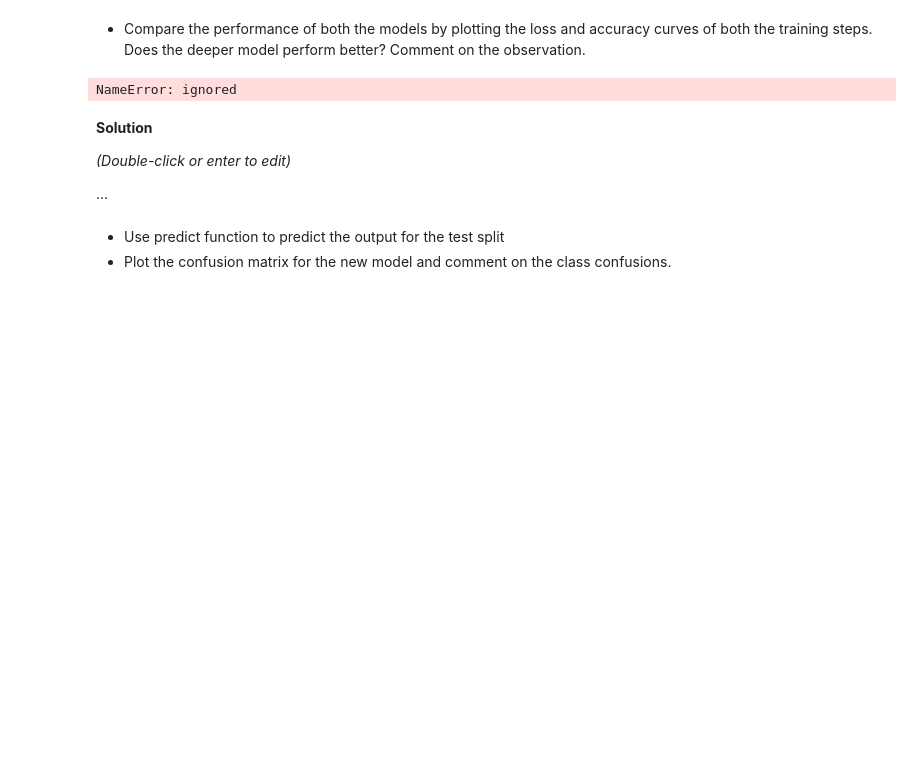
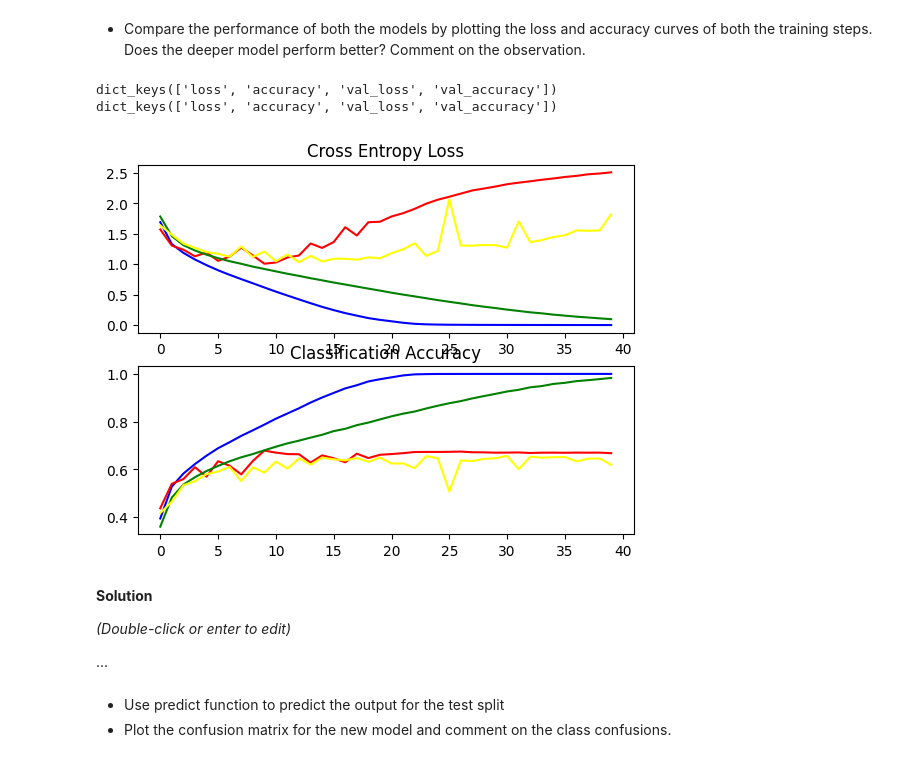
Before and after one commit to MarioROT/CV-MAI, a Jupyter notebook: Session 8/lab_08_1_Image_Classification_using_CNNs.ipynb, the cells around one changed output. Drawn from its saved outputs; the diff is of its cells as text; code cells hidden in the pictures; blank space fills up the shorter version.

```diff
--- a/Session 8/lab_08_1_Image_Classification_using_CNNs.ipynb
+++ b/Session 8/lab_08_1_Image_Classification_using_CNNs.ipynb
@@ -225,8 +225,8 @@ clear_session()
 # solution
 model2 = Sequential()
 
-model2.add(Conv2D(32, (3, 3), activation='relu', kernel_initializer='he_uniform', input_shape=(32, 32, 3)))
-model2.add(Conv2D(32, (3, 3), activation='relu', kernel_initializer='he_uniform', input_shape=(32, 32, 3)))
+model2.add(Conv2D(32, (3, 3), activation='relu',padding='same', kernel_initializer='he_uniform', input_shape=(32, 32, 3)))
+model2.add(Conv2D(32, (3, 3), activation='relu',padding='same', kernel_initializer='he_uniform', input_shape=(32, 32, 3)))
 model2.add(MaxPooling2D((2, 2)))
 model2.add(Flatten())
 model2.add(Dense(128, activation='relu', kernel_initializer='he_uniform'))
@@ -280,11 +280,29 @@ Epoch 23/40
 # %% [markdown]
 *   Compare the performance of both the models by plotting the loss and accuracy curves of both the training steps. Does the deeper model perform better? Comment on the observation.
-# %%
-# solution
-
-x_train
-# %% [output]
-NameError: ignored
+# %%
+# solution
+print(model2_data.history.keys())
+print(model1.history.keys())
+# %% [output]
+dict_keys(['loss', 'accuracy', 'val_loss', 'val_accuracy'])
+dict_keys(['loss', 'accuracy', 'val_loss', 'val_accuracy'])
+# %%
+plt.subplot(211)
+plt.title('Cross Entropy Loss')
+plt.plot(model2_data.history['loss'], color='blue', label='train')
+plt.plot(model2_data.history['val_loss'], color='red', label='val')
+plt.plot(model1.history['loss'], color='green', label='train')
+plt.plot(model1.history['val_loss'], color='yellow', label='val')
+
+plt.subplot(212)
+plt.title('Classification Accuracy')
+plt.plot(model2_data.history['accuracy'], color='blue', label='train')
+plt.plot(model2_data.history['val_accuracy'], color='red', label='val')
+plt.plot(model1.history['accuracy'], color='green', label='train')
+plt.plot(model1.history['val_accuracy'], color='yellow', label='val')
+plt.show()
+# %% [output]
+[figure, added]
 # %% [markdown]
 **Solution**
 
```
Also changed, not shown: parts of 19 cells of this notebook.
